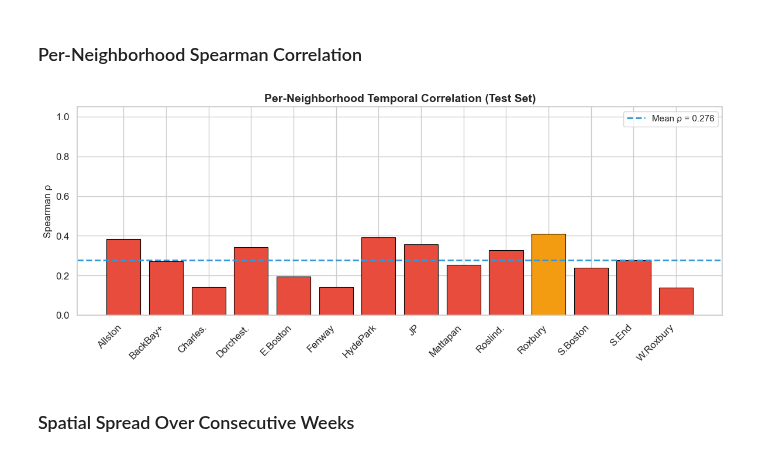
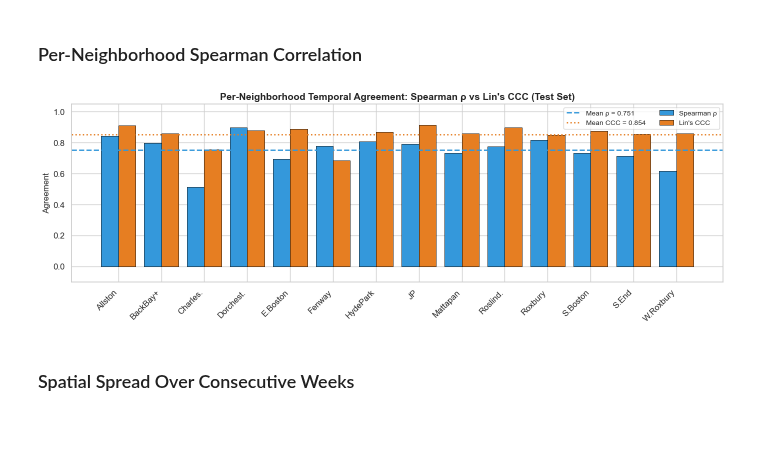
Before and after one commit to CodeMateo15/GNN-Influenza-Boston, a Jupyter notebook: Code/Boston_Influenza_GNN_PostCovid.ipynb, the cells around one changed output. Saved outputs shown, nothing was run; the diff lists cells and outputs as text; code cells hidden in the pictures; blank space fills up the shorter version.

```diff
--- a/Code/Boston_Influenza_GNN_PostCovid.ipynb
+++ b/Code/Boston_Influenza_GNN_PostCovid.ipynb
@@ -1190,6 +1287,9 @@ monthly_cases_np = gender_aligned['monthly_cases'].values.astype(np.float32) if
 mc_norm = (monthly_cases_np - monthly_cases_np.mean()) / (monthly_cases_np.std() + 1e-8)
 
 vacc_np = vacc_ts.values.astype(np.float32)
+# Per-neighborhood weekly vaccination feature; global z-score preserves cross-nbr level diffs.
+_vn_mean = vacc_nbr_weekly.mean(); _vn_std = vacc_nbr_weekly.std() + 1e-8
+vacc_nbr_norm = (vacc_nbr_weekly - _vn_mean) / _vn_std
 bg_static = np.full(static_np.shape[1], 0.5, dtype=np.float32)
 
 # --- Detect temporal discontinuities ---
@@ -1222,13 +1322,15 @@ def build_sample(t):
         if USE_WEATHER:
             for col in WEATHER_COLS:
                 tv.append(weather_norm[col][t, i])
+        if USE_VACC_NBR:
+            tv.append(vacc_nbr_norm[t, i])
         parts = [np.asarray(tv, dtype=np.float32)]
         if USE_DEMOGRAPHICS:
             parts.append(static_np[i])
         node_feats.append(np.concatenate(parts))
 
     per_lag = 1 + (1 if USE_WASTEWATER else 0)
-    bg_tv_len = LOOKBACK * per_lag + (len(WEATHER_COLS) if USE_WEATHER else 0)
+    bg_tv_len = LOOKBACK * per_lag + (len(WEATHER_COLS) if USE_WEATHER else 0) + (1 if USE_VACC_NBR else 0)
     bg_parts = [np.zeros(bg_tv_len, dtype=np.float32)]
     if USE_DEMOGRAPHICS:
         bg_parts.append(bg_static)
@@ -1245,13 +1347,17 @@ def build_sample(t):
     if USE_MONTHLY_CASES: g_parts.append(mc_norm[t])
     g = np.array(g_parts, dtype=np.float32) if g_parts else np.zeros(0, dtype=np.float32)
 
-    # Multi-horizon target: shape (N_NEIGH, N_HORIZONS)
-    y = np.stack([flu_norm[min(t + h, N_WEEKS - 1), :] for h in HORIZONS], axis=1).astype(np.float32)
+    # Multi-horizon target: DELTA from the current week (flu[t+h] - flu[t]).
+    # Predicting the change rather than the level removes the persistence-lag
+    # attractor (predicting 0 = persistence, which is heavily penalised on the
+    # rising limb and at the peak), so the model must commit to direction/timing.
+    y = np.stack([flu_norm[min(t + h, N_WEEKS - 1), :] - flu_norm[t, :] for h in HORIZONS], axis=1).astype(np.float32)
 
     return X, g, y
 
 samples = []
 sample_dates = []  # target = horizon-1 date
+sample_anchors = []  # flu_norm[t, :] per sample -> reconstruct level = anchor + predicted delta
 dropped_gap = 0
 for t in range(LOOKBACK, N_WEEKS - MAX_HORIZON):
     if not sample_is_contiguous(t):
@@ -1260,6 +1366,7 @@ for t in range(LOOKBACK, N_WEEKS - MAX_HORIZON):
     X, g, y = build_sample(t)
     samples.append((X, g, y))
     sample_dates.append(flu_pivot.index[t + HORIZON])
+    sample_anchors.append(flu_norm[t, :].copy())
 
 if dropped_gap:
     print(f"Dropped {dropped_gap} gap-crossing samples.")
@@ -1271,7 +1378,7 @@ print(f"Global features: {N_GLOBAL}")
 print(f"Lookback: {LOOKBACK} weeks | Horizons: {HORIZONS}")
 
 active_groups = [name for name, on in [
-    ('wastewater', USE_WASTEWATER), ('weather', USE_WEATHER), ('demographics', USE_DEMOGRAPHICS),
+    ('wastewater', USE_WASTEWATER), ('weather', USE_WEATHER), ('demographics', USE_DEMOGRAPHICS), ('vacc_nbr', USE_VACC_NBR),
     ('vaccination', USE_VACCINATION), ('ili_count', USE_ILI_COUNT),
     ('ed_count', USE_ED_COUNT), ('ili_ed_perc', USE_ILI_ED_PERC),
     ('flu_cases', USE_FLU_CASES), ('monthly_cases', USE_MONTHLY_CASES),
@@ -1308,6 +1415,11 @@ train_samples = [samples[i] for i in train_idx]
 val_samples   = [samples[i] for i in val_idx]
 test_samples  = [samples[i] for i in test_idx]
 
+# Anchors (flu_norm[t]) aligned to each split, for delta -> level reconstruction
+train_anchors = [sample_anchors[i] for i in train_idx]
+val_anchors   = [sample_anchors[i] for i in val_idx]
+test_anchors  = [sample_anchors[i] for i in test_idx]
+
 print(f"Test window: {TEST_START_DATE} -> {TEST_END_DATE}")
 print(f"  Test target dates: {sample_dates[test_idx[0]].date()} -> {sample_dates[test_idx[-1]].date()}")
 if val_idx:
@@ -1790,20 +2164,26 @@ plt.show()
 # %% [markdown]
 ### Per-Neighborhood Spearman Correlation
 # %%
-fig, ax = plt.subplots(figsize=(12, 5))
-colors_bar = ['#2ecc71' if c > 0.7 else '#f39c12' if c > 0.4 else '#e74c3c' for c in corrs]
-ax.bar(SHORT_NAMES, corrs, color=colors_bar, edgecolor='black', linewidth=0.8)
+fig, ax = plt.subplots(figsize=(14, 5))
+x = np.arange(N_NEIGH)
+w = 0.4
+ax.bar(x - w / 2, corrs, w, label='Spearman ρ', color='#3498db', edgecolor='black', linewidth=0.6)
+ax.bar(x + w / 2, ccc_corrs, w, label="Lin's CCC", color='#e67e22', edgecolor='black', linewidth=0.6)
 ax.axhline(y=mean_spearman, color='#3498db', linestyle='--', linewidth=2,
            label=f'Mean ρ = {mean_spearman:.3f}')
-ax.set_ylabel('Spearman ρ', fontsize=12)
-ax.set_title('Per-Neighborhood Temporal Correlation (Test Set)', fontsize=14, fontweight='bold')
-ax.set_ylim(0, 1.05)
-ax.legend(fontsize=11)
-plt.xticks(rotation=45, ha='right')
+ax.axhline(y=mean_ccc, color='#e67e22', linestyle=':', linewidth=2,
+           label=f'Mean CCC = {mean_ccc:.3f}')
+ax.set_ylabel('Agreement', fontsize=12)
+ax.set_title("Per-Neighborhood Temporal Agreement: Spearman ρ vs Lin's CCC (Test Set)",
+             fontsize=14, fontweight='bold')
+ax.set_xticks(x)
+ax.set_xticklabels(SHORT_NAMES, rotation=45, ha='right')
+ax.set_ylim(min(-0.1, float(np.min(ccc_corrs)), float(np.min(corrs))), 1.05)
+ax.legend(fontsize=10, ncol=2)
 plt.tight_layout()
 plt.show()
 # %% [output]
-[figure, old version]
+[figure, new version]
 # %% [markdown]
 ### Spatial Spread Over Consecutive Weeks
 # %%
```
Also changed, not shown: parts of 21 cells of this notebook, 27 other files.
